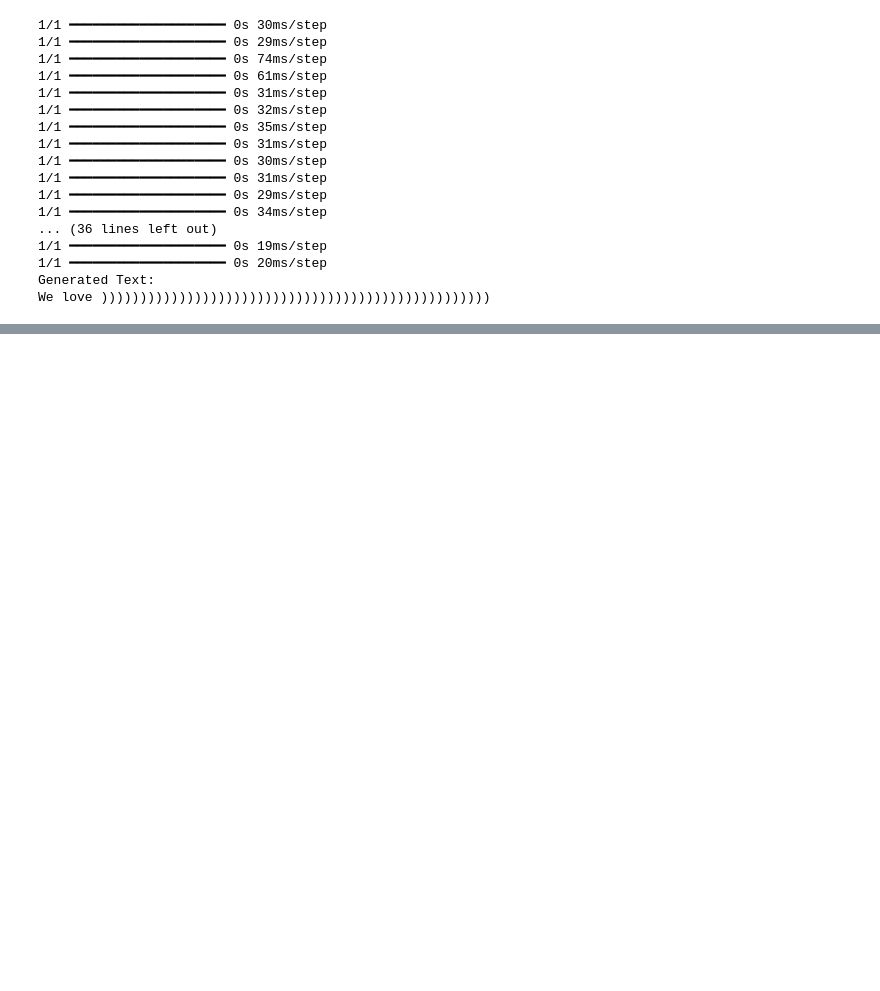
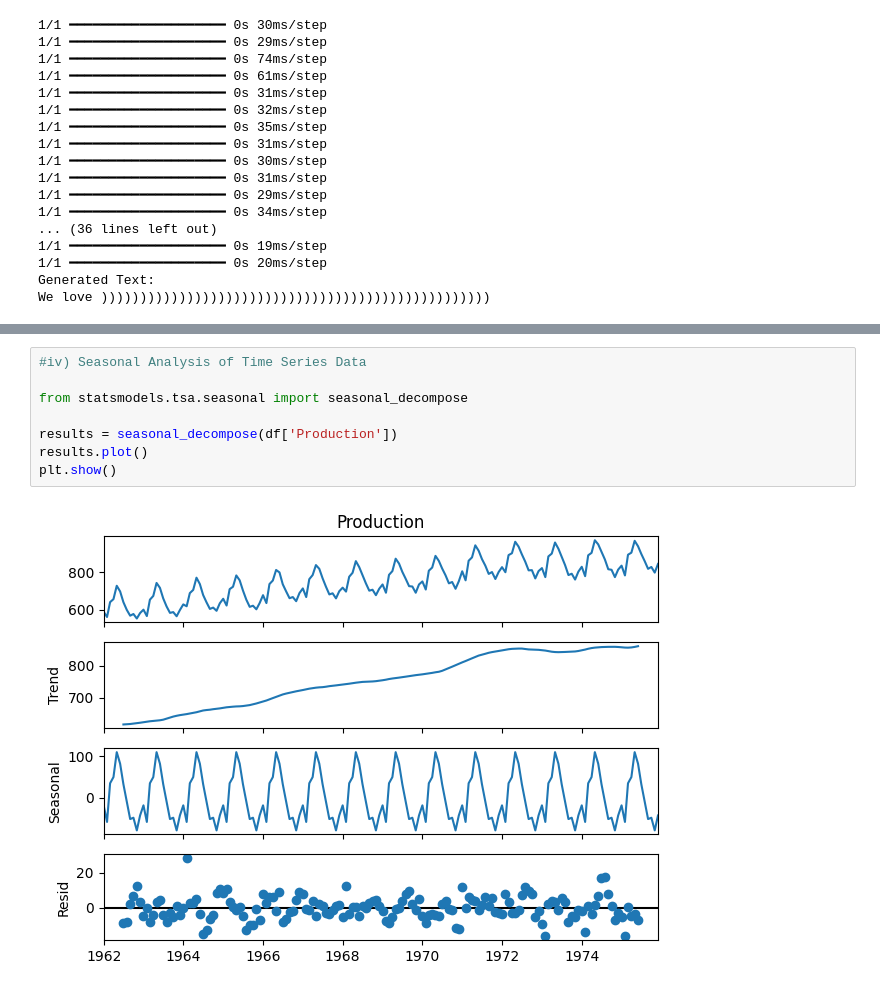
Before and after one commit to HafizAQ/ML_Practices, a Jupyter notebook: Deep_Learning_Supervised.ipynb, the cells around one changed output, grey strips where cells are left out. Cells and saved outputs as stored; diff of their text form; blank space fills up the shorter version.

```diff
--- a/Deep_Learning_Supervised.ipynb
+++ b/Deep_Learning_Supervised.ipynb
@@ -464,0 +702,10 @@ A variant of RNN that addresses the vanishing gradient problem, using memory cel
+# %%
+#iv) Seasonal Analysis of Time Series Data
+
+from statsmodels.tsa.seasonal import seasonal_decompose
+
+results = seasonal_decompose(df['Production'])
+results.plot()
+plt.show()
+# %% [output]
+[figure, added]
```
Also changed, not shown: parts of 22 cells of this notebook.
